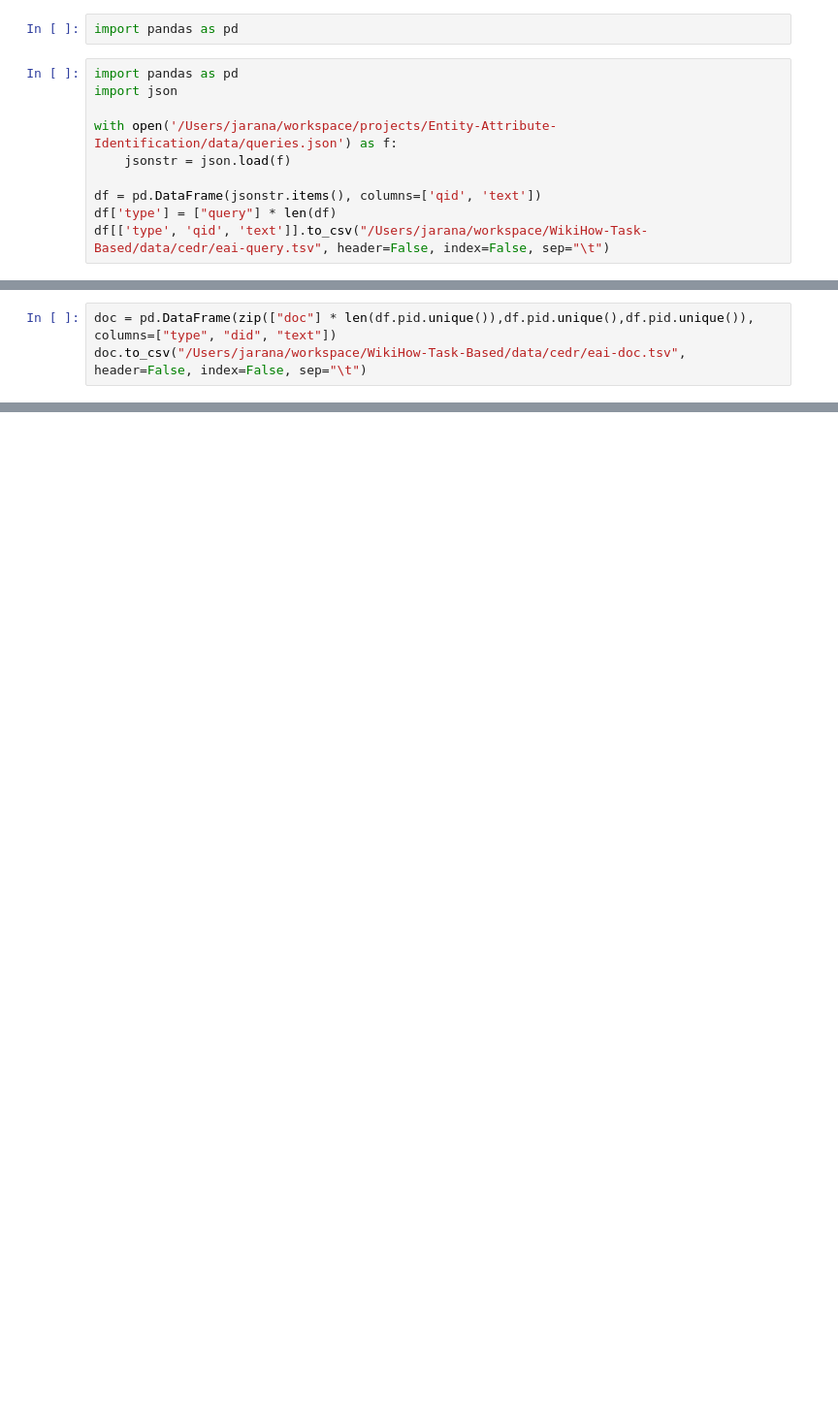
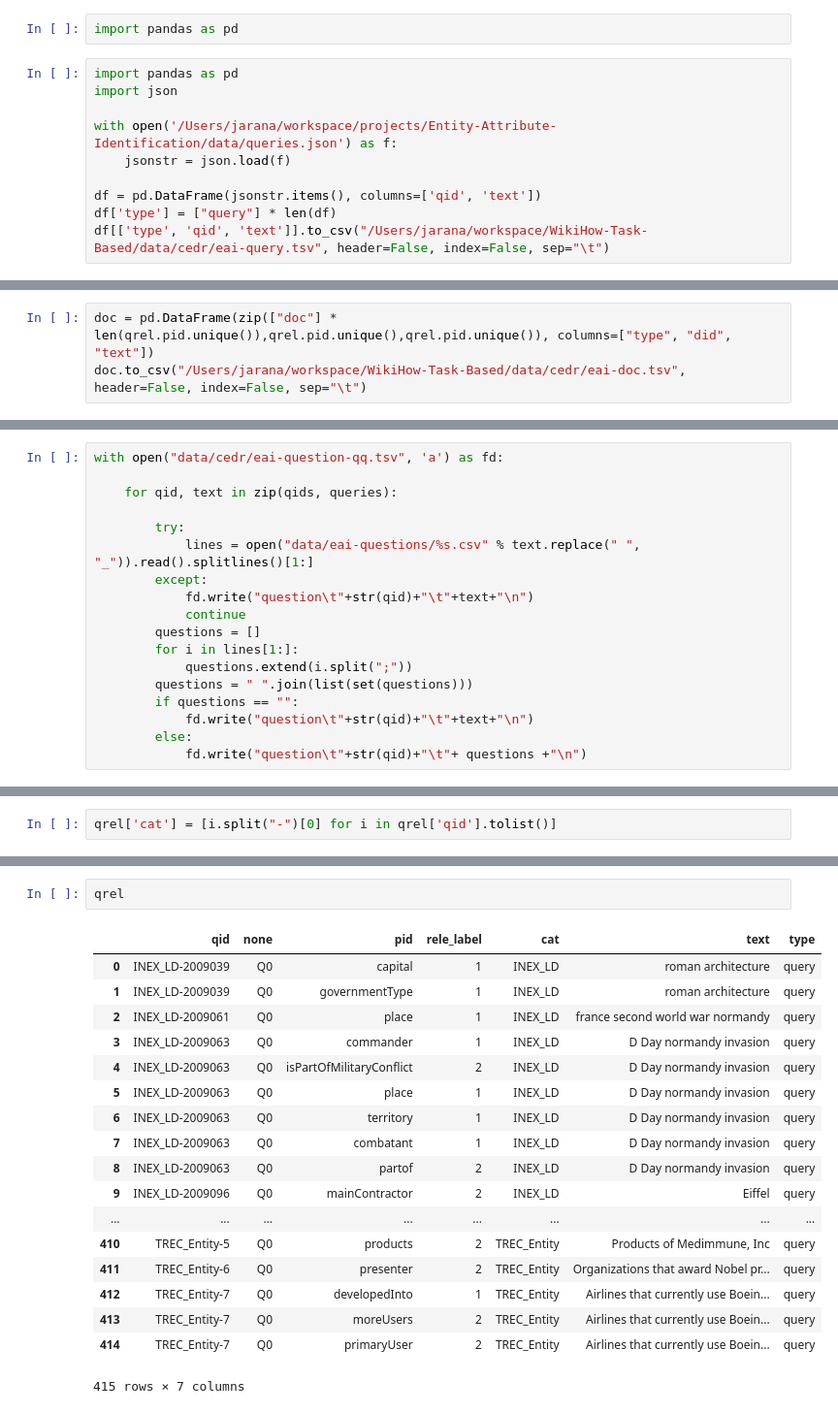
Before and after one commit to feay1234/WikiHow-Task-Based, a Jupyter notebook: Preprocessing Entity-Attribute-Identification (CIKM2018) dataset.ipynb, the cells around one changed output, grey strips where cells are left out. Shown at 97% size. Drawn from its saved outputs; the diff is of its cells as text; blank space fills up the shorter version.

```diff
--- a/Preprocessing Entity-Attribute-Identification (CIKM2018) dataset.ipynb
+++ b/Preprocessing Entity-Attribute-Identification (CIKM2018) dataset.ipynb
@@ -18,4 +23,4 @@ df.to_csv("/Users/jarana/workspace/WikiHow-Task-Based/data/cedr/eai-qrel.tsv", h
 # %%
-doc = pd.DataFrame(zip(["doc"] * len(df.pid.unique()),df.pid.unique(),df.pid.unique()), columns=["type", "did", "text"])
+doc = pd.DataFrame(zip(["doc"] * len(qrel.pid.unique()),qrel.pid.unique(),qrel.pid.unique()), columns=["type", "did", "text"])
 doc.to_csv("/Users/jarana/workspace/WikiHow-Task-Based/data/cedr/eai-doc.tsv", header=False, index=False, sep="\t")
 # %%
@@ -101,0 +186,18 @@ for fold in range(foldNum):
+# %%
+with open("data/cedr/eai-question-qq.tsv", 'a') as fd:
+
+    for qid, text in zip(qids, queries):
+
+        try:
+            lines = open("data/eai-questions/%s.csv" % text.replace(" ", "_")).read().splitlines()[1:]
+        except:
+            fd.write("question\t"+str(qid)+"\t"+text+"\n")
+            continue
+        questions = []
+        for i in lines[1:]:
+            questions.extend(i.split(";"))
+        questions = " ".join(list(set(questions)))
+        if questions == "":
+            fd.write("question\t"+str(qid)+"\t"+text+"\n")
+        else:
+            fd.write("question\t"+str(qid)+"\t"+ questions +"\n")
@@ -101,0 +277,2 @@ for fold in range(foldNum):
+# %%
+qrel['cat'] = [i.split("-")[0] for i in qrel['qid'].tolist()]
@@ -101,0 +291,21 @@ for fold in range(foldNum):
+# %%
+qrel
+# %% [output]
+|  | qid | none | pid | rele_label | cat | text | type |
+| 0 | INEX_LD-2009039 | Q0 | capital | 1 | INEX_LD | roman architecture | query |
+| 1 | INEX_LD-2009039 | Q0 | governmentType | 1 | INEX_LD | roman architecture | query |
+| 2 | INEX_LD-2009061 | Q0 | place | 1 | INEX_LD | france second world war normandy | query |
+| 3 | INEX_LD-2009063 | Q0 | commander | 1 | INEX_LD | D Day normandy invasion | query |
+| 4 | INEX_LD-2009063 | Q0 | isPartOfMilitaryConflict | 2 | INEX_LD | D Day normandy invasion | query |
+| 5 | INEX_LD-2009063 | Q0 | place | 1 | INEX_LD | D Day normandy invasion | query |
+| 6 | INEX_LD-2009063 | Q0 | territory | 1 | INEX_LD | D Day normandy invasion | query |
+| 7 | INEX_LD-2009063 | Q0 | combatant | 1 | INEX_LD | D Day normandy invasion | query |
+| 8 | INEX_LD-2009063 | Q0 | partof | 2 | INEX_LD | D Day normandy invasion | query |
+| 9 | INEX_LD-2009096 | Q0 | mainContractor | 2 | INEX_LD | Eiffel | query |
+| ... | ... | ... | ... | ... | ... | ... | ... |
+| 410 | TREC_Entity-5 | Q0 | products | 2 | TREC_Entity | Products of Medimmune, Inc | query |
+| 411 | TREC_Entity-6 | Q0 | presenter | 2 | TREC_Entity | Organizations that award Nobel pr... | query |
+| 412 | TREC_Entity-7 | Q0 | developedInto | 1 | TREC_Entity | Airlines that currently use Boein... | query |
+| 413 | TREC_Entity-7 | Q0 | moreUsers | 2 | TREC_Entity | Airlines that currently use Boein... | query |
+| 414 | TREC_Entity-7 | Q0 | primaryUser | 2 | TREC_Entity | Airlines that currently use Boein... | query |
+415 rows × 7 columns
```
Also changed, not shown: parts of 21 cells of this notebook, 3 other files.
